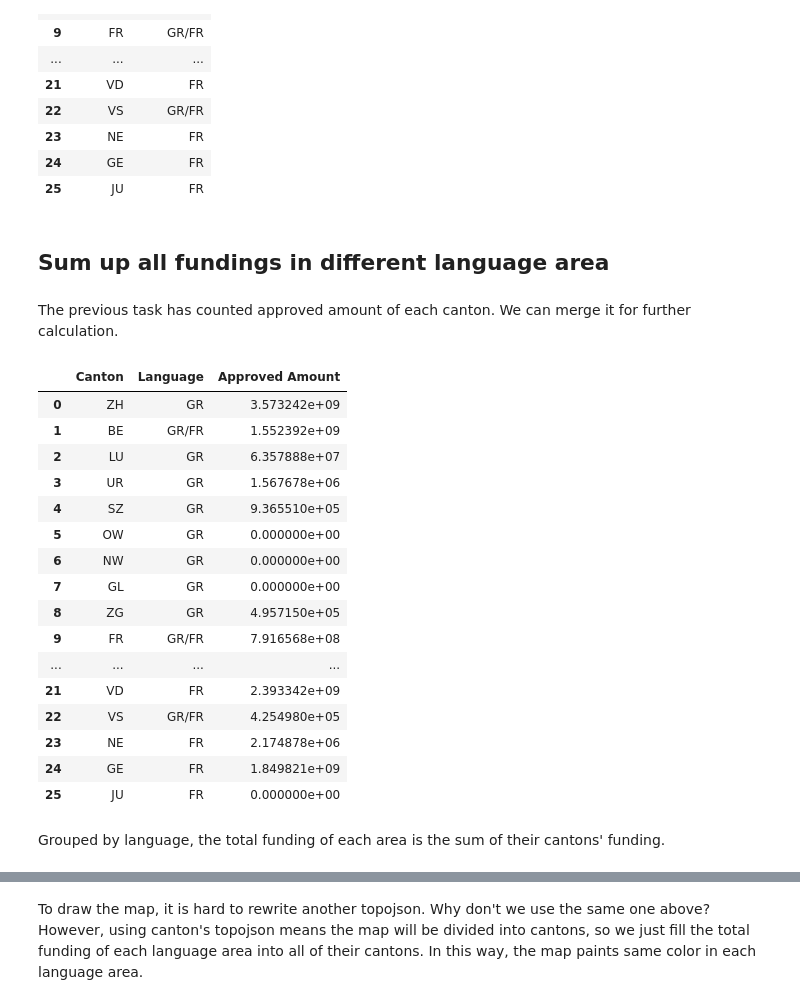
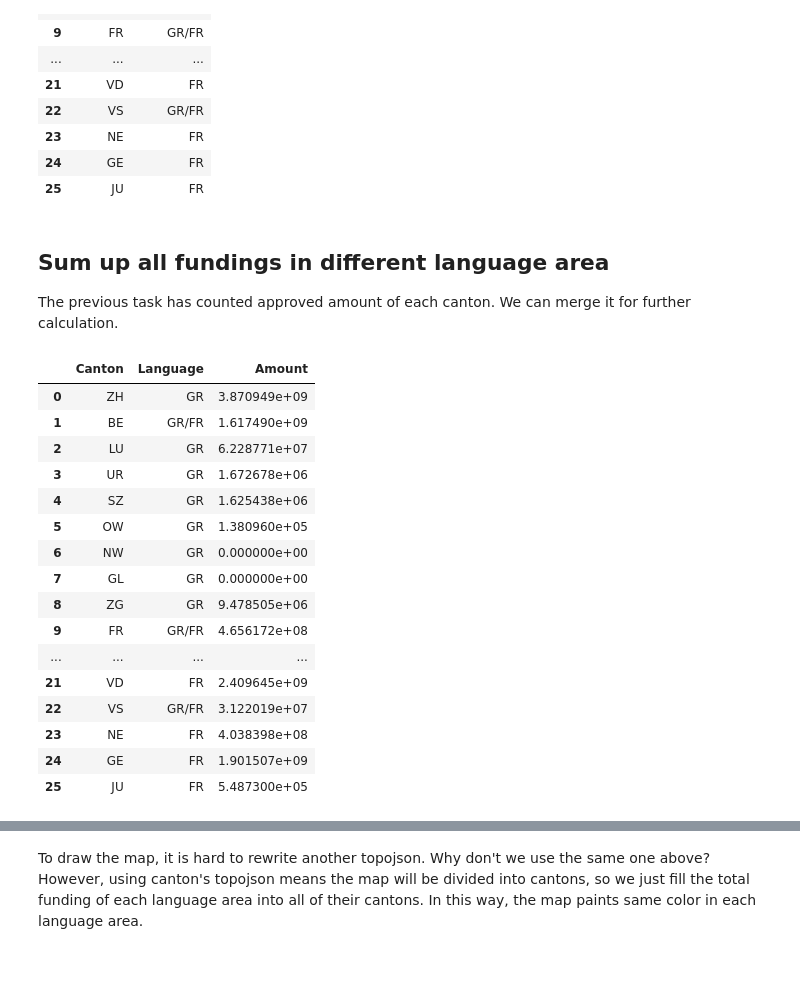
Before and after one commit to BeforeRain/ADA-homework, a Jupyter notebook: 03 - Interactive Viz/University_Canton.ipynb, the cells around one changed output, grey strips where cells are left out. Saved outputs shown, nothing was run; the diff lists cells and outputs as text; code cells hidden in the pictures; blank space fills up the shorter version.

```diff
--- a/03 - Interactive Viz/University_Canton.ipynb
+++ b/03 - Interactive Viz/University_Canton.ipynb
@@ -179,0 +324,21 @@ Available APIs to obtain such mappings include **Geonames Full Text Search API i
+# %%
+def keys_with(x):
+    keys = []
+    keys.append(x)
+    keys.append(x + ', Switzerland')
+    keys.append(x + ', CH')
+    return keys
+
+def construct_search_keys(row):
+    keys = []
+
+    if (row.University != None) and (pd.notnull(row.University)):
+        keys += keys_with(row.University)
+
+    if (row.Institution != None) and (pd.notnull(row.Institution)):
+        keys += keys_with(row.Institution)
+
+    if (row.Short != None) and (pd.notnull(row.Short)):
+        keys += keys_with(row.Short)
+
+    return keys
@@ -179,0 +378,3 @@ Available APIs to obtain such mappings include **Geonames Full Text Search API i
+# %%
+grants_canton = grants_modified_uni.copy()
+grants_canton['Canton'] = grants_canton.apply(search_canton, axis=1)
@@ -409,5 +504,6 @@ Fow now, we simply ignore the missing records.
 
 #  Compute grants by canton
 # %%
-canton_grants_df = df[['Approved Amount', 'Canton']].groupby(['Canton']).sum()
-canton_grants_df.reset_index(inplace=True)
+grants_by_canton = grants_canton[['Amount', 'Canton']].groupby(['Canton']).sum()
+grants_by_canton.reset_index(inplace=True)
+grants_by_canton.head()
@@ -414,9 +517,9 @@ canton_grants_df.reset_index(inplace=True)
 # %%
 # Add missing data
 for canton_id in canton_ids:
-    if canton_id not in canton_grants_df['Canton'].values:
-        canton_grants_df = canton_grants_df.append({'Canton':canton_id, 'Approved Amount': 0.0}, ignore_index=True)
+    if canton_id not in grants_by_canton['Canton'].values:
+        grants_by_canton = grants_by_canton.append({'Canton':canton_id, 'Amount':0.0}, ignore_index=True)
 
-canton_grants_df = canton_grants_df.sort_values(by=['Approved Amount'], ascending=False)
-canton_grants_df
+grants_by_canton = grants_by_canton.sort_values(by=['Amount'], ascending=False)
+grants_by_canton
 # %% [output]
@@ -534,29 +638,26 @@ canton_language
 | 25 | JU | FR |
 # %% [markdown]
 ## Sum up all fundings in different language area
+The previous task has counted approved amount of each canton. We can merge it for further calculation.
-# %% [markdown]
-The previous task has counted approved amount of each canton. We can merge it for further calculation.
 # %%
-c_lg_funding=canton_language.merge(canton_grants_df)
+c_lg_funding = canton_language.merge(grants_by_canton)
 c_lg_funding
 # %% [output]
-|  | Canton | Language | Approved Amount |
-| 0 | ZH | GR | 3.573242e+09 |
-| 1 | BE | GR/FR | 1.552392e+09 |
-| 2 | LU | GR | 6.357888e+07 |
-| 3 | UR | GR | 1.567678e+06 |
-| 4 | SZ | GR | 9.365510e+05 |
-| 5 | OW | GR | 0.000000e+00 |
+|  | Canton | Language | Amount |
+| 0 | ZH | GR | 3.870949e+09 |
+| 1 | BE | GR/FR | 1.617490e+09 |
+| 2 | LU | GR | 6.228771e+07 |
+| 3 | UR | GR | 1.672678e+06 |
+| 4 | SZ | GR | 1.625438e+06 |
+| 5 | OW | GR | 1.380960e+05 |
 | 6 | NW | GR | 0.000000e+00 |
 | 7 | GL | GR | 0.000000e+00 |
-| 8 | ZG | GR | 4.957150e+05 |
-| 9 | FR | GR/FR | 7.916568e+08 |
+| 8 | ZG | GR | 9.478505e+06 |
+| 9 | FR | GR/FR | 4.656172e+08 |
 | ... | ... | ... | ... |
-| 21 | VD | FR | 2.393342e+09 |
-| 22 | VS | GR/FR | 4.254980e+05 |
-| 23 | NE | FR | 2.174878e+06 |
-| 24 | GE | FR | 1.849821e+09 |
-| 25 | JU | FR | 0.000000e+00 |
+| 21 | VD | FR | 2.409645e+09 |
+| 22 | VS | GR/FR | 3.122019e+07 |
+| 23 | NE | FR | 4.038398e+08 |
+| 24 | GE | FR | 1.901507e+09 |
+| 25 | JU | FR | 5.487300e+05 |
-# %% [markdown]
-Grouped by language, the total funding of each area is the sum of their cantons' funding.
 # %%
```
Also changed, not shown: parts of 105 cells of this notebook, 3 other files.
